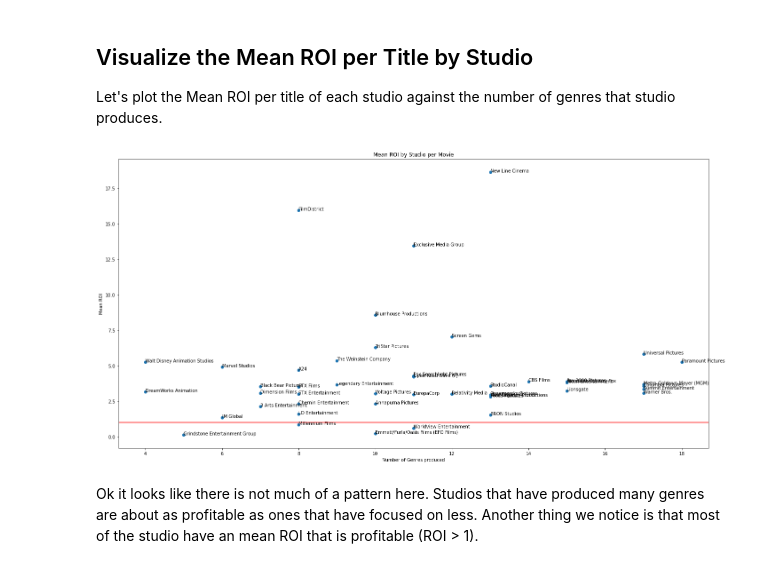
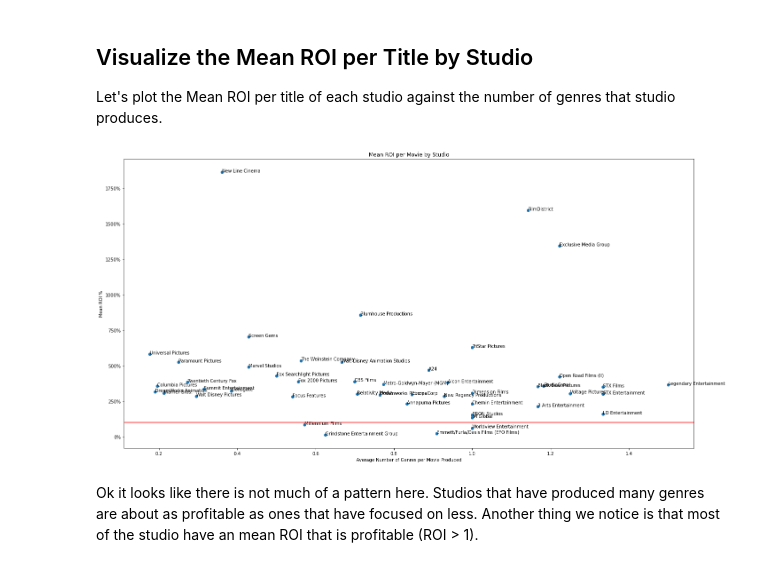
Before and after one commit to harryminds/Movie-Data-EDA, a Jupyter notebook: Movie Data EDA.ipynb, the cells around one changed output. Cells and saved outputs as stored; diff of their text form; code cells hidden in the pictures.

```diff
--- a/Movie Data EDA.ipynb
+++ b/Movie Data EDA.ipynb
@@ -87,16 +97,14 @@ imdb_df.sort_values('roi', ascending=False).head()
 # %%
 #extract first principal and first director from their respective lists
-imdb_budgets = imdb_df.loc[:]
-imdb_budgets.dropna(subset=['budget','worldwide_box_office'], inplace=True)
 imdb_budgets['main_principal'] = imdb_budgets.principals.map(lambda x : x[0]['name'])
 imdb_budgets['main_director'] = imdb_budgets.director.map(lambda x : x[0]['name'])
 
 #we can drop columns we aren't using anymore. note: all movies we searched for in the scrape were from USA, so we can
 #drop the origin column
-imdb_budgets = imdb_budgets.drop(['id','url','metascore','genre','principals','director', 'origin'], axis=1)
+imdb_budgets = imdb_budgets.drop(['id','url','metascore','domestic_box_office','genre','principals','director', 'origin'], axis=1)
 
-#filter out budgets less than $1000
-imdb_budgets = imdb_budgets[imdb_budgets.budget > 1000]
+#filter out budgets less than $1000 and more than $500,000,000 since this is probably faulty data
+imdb_budgets = imdb_budgets.query('budget > 1000 and budget < 500000000')
 
 imdb_budgets.reset_index(inplace=True, drop=True)
 imdb_budgets.head()
@@ -309,17 +329,16 @@ It seems that films that have the genres Adventure and Fantasy create the most g
 # %%
 #slice a copy of the dataframe for titles from studios that have made more than 5 features
 studios_with_more_than_5_features = pd.DataFrame(imdb_budgets.groupby('main_creator').filter(lambda x: len(x) > 5))
-studios_genre_df = pd.DataFrame()
-studios_genre_df['studio'] = studios_with_more_than_5_features.groupby('main_creator')['genre_1'].unique().index
+studios_with_more_than_5_features_groupby = studios_with_more_than_5_features.groupby('main_creator')
 
 #create lists of all the genres in each genre column
-genre_1 = studios_with_more_than_5_features.groupby('main_creator')['genre_1'].unique().values
-genre_2 = studios_with_more_than_5_features.groupby('main_creator')['genre_2'].unique().values
-genre_3 = studios_with_more_than_5_features.groupby('main_creator')['genre_3'].unique().values
+genre_lists = []
+for i in range(3):
+    genre_lists.append(studios_with_more_than_5_features_groupby[f'genre_{i+1}'].unique().values)
 
 #create sets from the lists so we only get unique values
 studio_genre_sets = []
-for i, list_ in enumerate(list(zip(genre_1,genre_2,genre_3))):
+for i, list_ in enumerate(zip(genre_lists[0],genre_lists[1],genre_lists[2])):
     genre_set = set()
     for sublist in list_:
         for item in sublist:
@@ -328,10 +347,17 @@ for i, list_ in enumerate(list(zip(genre_1,genre_2,genre_3))):
     studio_genre_sets.append(list(genre_set))
 
 #save the aggregate data to a DataFrame
+studios_genre_df = pd.DataFrame()
+studios_genre_df['studio'] = studios_with_more_than_5_features_groupby['genre_1'].unique().index
 studios_genre_df['genres'] = studio_genre_sets
 studios_genre_df['genre_count'] = studios_genre_df['genres'].map(lambda x: len(x))
-studios_genre_df['mean_roi'] = studios_with_more_than_5_features.groupby('main_creator').roi.mean().values
-studios_genre_df['mean_profit'] = studios_with_more_than_5_features.groupby('main_creator').profit.mean().values
+studios_genre_df['mean_roi'] = studios_with_more_than_5_features_groupby.roi.mean().values
+studios_genre_df['mean_profit'] = studios_with_more_than_5_features_groupby.profit.mean().values
+studios_genre_df['mean_budget'] = studios_with_more_than_5_features_groupby.budget.mean().values
+studios_genre_df['total_budget'] = studios_with_more_than_5_features_groupby.budget.sum().values
+studios_genre_df['total_profit'] = studios_with_more_than_5_features_groupby.profit.sum().values
+studios_genre_df['num_movies'] = studios_with_more_than_5_features_groupby.profit.count().values
+studios_genre_df['genres_per_movies'] = studios_genre_df['genre_count'] / studios_genre_df['num_movies']
 # %%
 #sort by Mean ROI and display first 5 rows
 studios_genre_df.sort_values('mean_roi',ascending=False, inplace=True)
@@ -355,17 +381,19 @@ New Line Cinema ['Music', 'Musical', 'Drama', 'Romance', 'Horror', 'Adventure',
 Let's plot the Mean ROI per title of each studio against the number of genres that studio produces.
 # %%
 fig, ax = plt.subplots(figsize=(20,10))
-ax.scatter(studios_genre_df.genre_count, studios_genre_df.mean_roi)
-ax.axhline(1, color='red')
+ax.scatter(studios_genre_df.genres_per_movies, studios_genre_df.mean_roi)
+ax.axhline(100, color='red')
 for i, txt in enumerate(studios_genre_df.studio):
-    ax.annotate(txt, (studios_genre_df.genre_count[i], studios_genre_df.mean_roi[i]))
-ax.set_title('Mean ROI by Studio per Movie')
-ax.set_ylabel('Mean ROI')
-ax.set_xlabel('Number of Genres produced')
+    ax.annotate(txt, (studios_genre_df.genres_per_movies[i], studios_genre_df.mean_roi[i]), fontsize=10)
+ax.set_title('Mean ROI per Movie by Studio')
+ax.set_ylabel('Mean ROI %')
+ax.set_xlabel('Average Number of Genres per Movie Produced')
+ax.yaxis.set_major_formatter('{x:.0f}%')
+#ax.xaxis.set_ticks(np.linspace(4,18,15))
 plt.tight_layout()
 plt.show()
 # %% [output]
-[figure, old version]
+[figure, new version]
 # %% [markdown]
 Ok it looks like there is not much of a pattern here. Studios that have produced many genres are about as profitable as ones that have focused on less. Another thing we notice is that most of the studio have an mean ROI that is profitable (ROI > 1).
 # %% [markdown]
```
Also changed, not shown: parts of 56 cells of this notebook, 1 other file.
